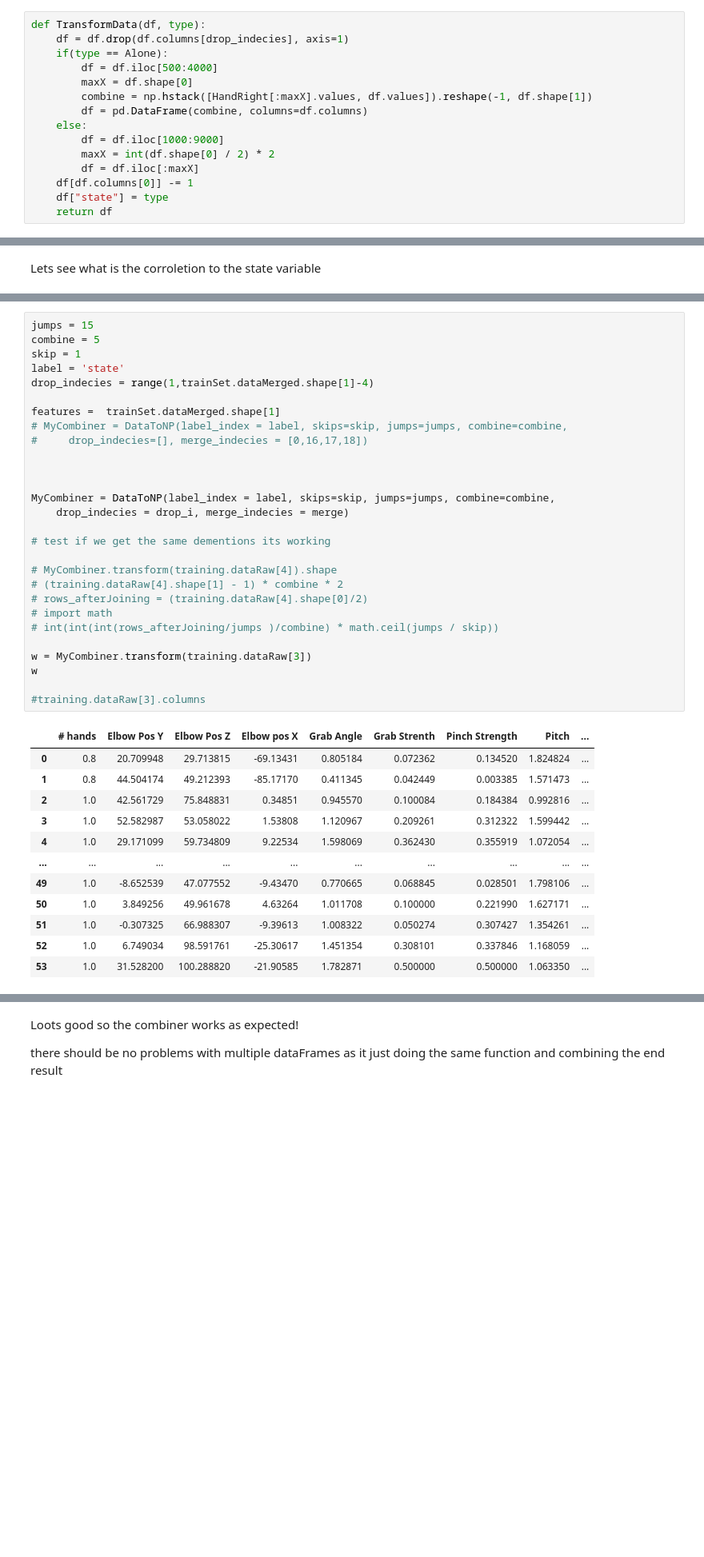
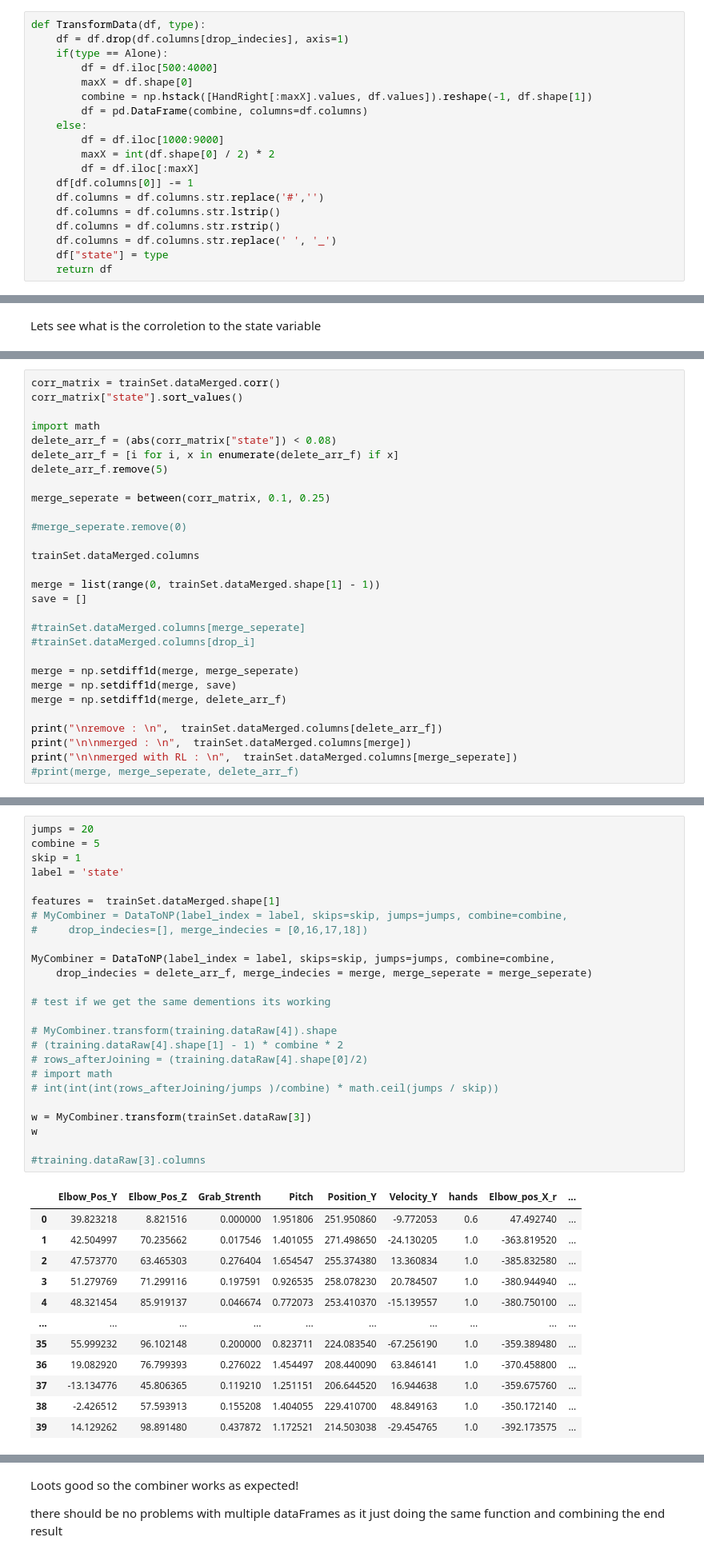
Before and after one commit to mike-tr/ML_uni_project, a Jupyter notebook: hands.ipynb, the cells around one changed output, grey strips where cells are left out. Shown at 80% size. Drawn from its saved outputs; the diff is of its cells as text; blank space fills up the shorter version.

```diff
--- a/hands.ipynb
+++ b/hands.ipynb
@@ -94,6 +94,10 @@ def TransformData(df, type):
         maxX = int(df.shape[0] / 2) * 2
         df = df.iloc[:maxX]
     df[df.columns[0]] -= 1
+    df.columns = df.columns.str.replace('#','')
+    df.columns = df.columns.str.lstrip()
+    df.columns = df.columns.str.rstrip()
+    df.columns = df.columns.str.replace(' ', '_')
     df["state"] = type
     return df
 # %%
@@ -365,0 +378,29 @@ merge = np.setdiff1d(merge, save)
+# %%
+corr_matrix = trainSet.dataMerged.corr()
+corr_matrix["state"].sort_values()
+
+import math
+delete_arr_f = (abs(corr_matrix["state"]) < 0.08)
+delete_arr_f = [i for i, x in enumerate(delete_arr_f) if x]
+delete_arr_f.remove(5)
+
+merge_seperate = between(corr_matrix, 0.1, 0.25)
+
+#merge_seperate.remove(0)
+
+trainSet.dataMerged.columns
+
+merge = list(range(0, trainSet.dataMerged.shape[1] - 1))
+save = []
+
+#trainSet.dataMerged.columns[merge_seperate]
+#trainSet.dataMerged.columns[drop_i]
+
+merge = np.setdiff1d(merge, merge_seperate)
+merge = np.setdiff1d(merge, save)
+merge = np.setdiff1d(merge, delete_arr_f)
+
+print("\nremove : \n",  trainSet.dataMerged.columns[delete_arr_f])
+print("\n\nmerged : \n",  trainSet.dataMerged.columns[merge])
+print("\n\nmerged with RL : \n",  trainSet.dataMerged.columns[merge_seperate])
+#print(merge, merge_seperate, delete_arr_f)
@@ -366,41 +450,38 @@ merge = np.setdiff1d(merge, save)
 # %%
-jumps = 15
+jumps = 20
 combine = 5
 skip = 1
 label = 'state'
-drop_indecies = range(1,trainSet.dataMerged.shape[1]-4)
 
 features =  trainSet.dataMerged.shape[1]
 # MyCombiner = DataToNP(label_index = label, skips=skip, jumps=jumps, combine=combine,
 #     drop_indecies=[], merge_indecies = [0,16,17,18])
 
-
-
 MyCombiner = DataToNP(label_index = label, skips=skip, jumps=jumps, combine=combine,
-    drop_indecies = drop_i, merge_indecies = merge)
+    drop_indecies = delete_arr_f, merge_indecies = merge, merge_seperate = merge_seperate)
 
 # test if we get the same dementions its working
 
 # MyCombiner.transform(training.dataRaw[4]).shape
 # (training.dataRaw[4].shape[1] - 1) * combine * 2
 # rows_afterJoining = (training.dataRaw[4].shape[0]/2)
 # import math
 # int(int(int(rows_afterJoining/jumps )/combine) * math.ceil(jumps / skip))
 
-w = MyCombiner.transform(training.dataRaw[3])
+w = MyCombiner.transform(trainSet.dataRaw[3])
 w
 
 #training.dataRaw[3].columns
 # %% [output]
-|  | # hands | Elbow Pos Y | Elbow Pos Z | Elbow pos X | Grab Angle | Grab Strenth | Pinch Strength | Pitch | ... |
-| 0 | 0.8 | 20.709948 | 29.713815 | -69.13431 | 0.805184 | 0.072362 | 0.134520 | 1.824824 | ... |
-| 1 | 0.8 | 44.504174 | 49.212393 | -85.17170 | 0.411345 | 0.042449 | 0.003385 | 1.571473 | ... |
-| 2 | 1.0 | 42.561729 | 75.848831 | 0.34851 | 0.945570 | 0.100084 | 0.184384 | 0.992816 | ... |
-| 3 | 1.0 | 52.582987 | 53.058022 | 1.53808 | 1.120967 | 0.209261 | 0.312322 | 1.599442 | ... |
-| 4 | 1.0 | 29.171099 | 59.734809 | 9.22534 | 1.598069 | 0.362430 | 0.355919 | 1.072054 | ... |
+|  | Elbow_Pos_Y | Elbow_Pos_Z | Grab_Strenth | Pitch | Position_Y | Velocity_Y | hands | Elbow_pos_X_r | ... |
+| 0 | 39.823218 | 8.821516 | 0.000000 | 1.951806 | 251.950860 | -9.772053 | 0.6 | 47.492740 | ... |
+| 1 | 42.504997 | 70.235662 | 0.017546 | 1.401055 | 271.498650 | -24.130205 | 1.0 | -363.819520 | ... |
+| 2 | 47.573770 | 63.465303 | 0.276404 | 1.654547 | 255.374380 | 13.360834 | 1.0 | -385.832580 | ... |
+| 3 | 51.279769 | 71.299116 | 0.197591 | 0.926535 | 258.078230 | 20.784507 | 1.0 | -380.944940 | ... |
+| 4 | 48.321454 | 85.919137 | 0.046674 | 0.772073 | 253.410370 | -15.139557 | 1.0 | -380.750100 | ... |
 | ... | ... | ... | ... | ... | ... | ... | ... | ... | ... |
-| 49 | 1.0 | -8.652539 | 47.077552 | -9.43470 | 0.770665 | 0.068845 | 0.028501 | 1.798106 | ... |
-| 50 | 1.0 | 3.849256 | 49.961678 | 4.63264 | 1.011708 | 0.100000 | 0.221990 | 1.627171 | ... |
-| 51 | 1.0 | -0.307325 | 66.988307 | -9.39613 | 1.008322 | 0.050274 | 0.307427 | 1.354261 | ... |
-| 52 | 1.0 | 6.749034 | 98.591761 | -25.30617 | 1.451354 | 0.308101 | 0.337846 | 1.168059 | ... |
-| 53 | 1.0 | 31.528200 | 100.288820 | -21.90585 | 1.782871 | 0.500000 | 0.500000 | 1.063350 | ... |
+| 35 | 55.999232 | 96.102148 | 0.200000 | 0.823711 | 224.083540 | -67.256190 | 1.0 | -359.389480 | ... |
+| 36 | 19.082920 | 76.799393 | 0.276022 | 1.454497 | 208.440090 | 63.846141 | 1.0 | -370.458800 | ... |
+| 37 | -13.134776 | 45.806365 | 0.119210 | 1.251151 | 206.644520 | 16.944638 | 1.0 | -359.675760 | ... |
+| 38 | -2.426512 | 57.593913 | 0.155208 | 1.404055 | 229.410700 | 48.849163 | 1.0 | -350.172140 | ... |
+| 39 | 14.129262 | 98.891480 | 0.437872 | 1.172521 | 214.503038 | -29.454765 | 1.0 | -392.173575 | ... |
```
Also changed, not shown: parts of 39 cells of this notebook.
